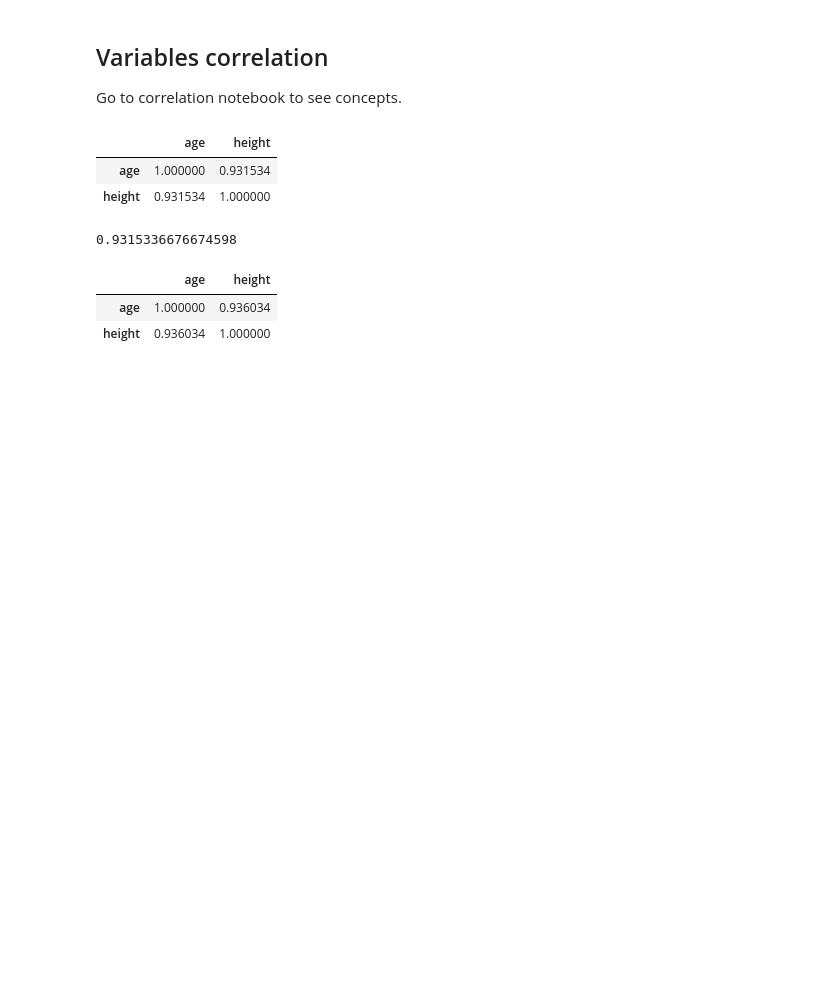
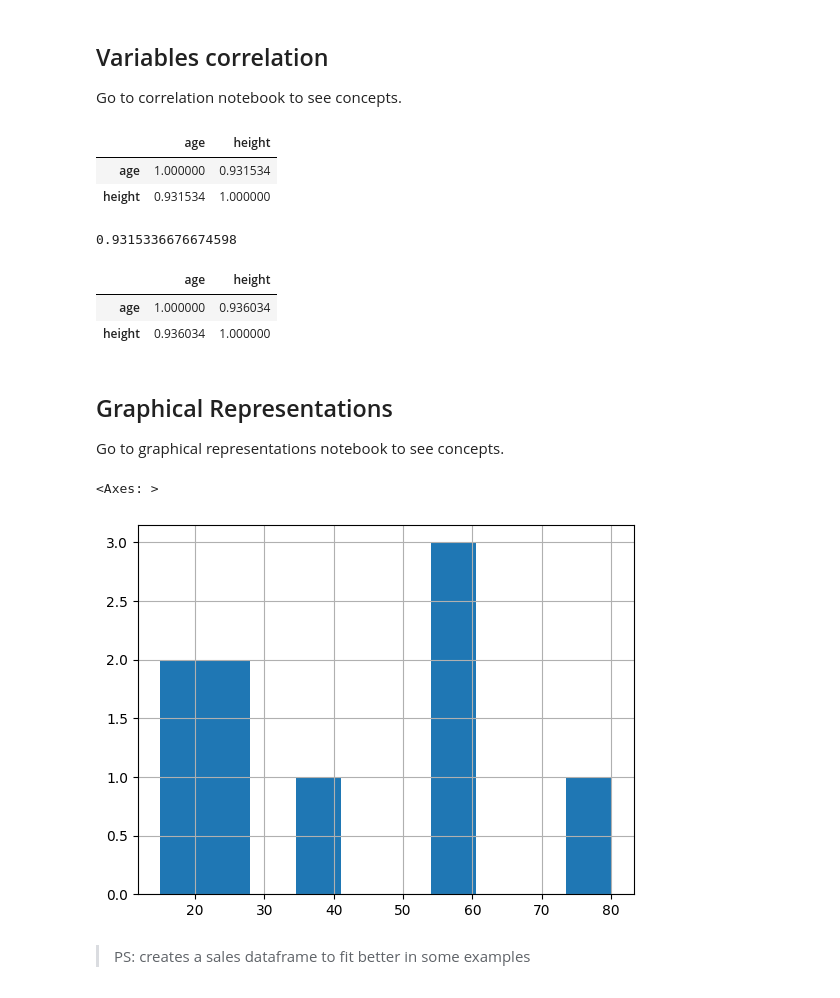
Before and after one commit to charmingruby/stspy, a Jupyter notebook: src/get_started.ipynb, the cells around one changed output. Cells and saved outputs as stored; diff of their text form; code cells hidden in the pictures; blank space fills up the shorter version.

Commit message:
feat: bar charts

```diff
--- a/src/get_started.ipynb
+++ b/src/get_started.ipynb
@@ -5,12 +5,12 @@ Presents the basic statistic concepts to get started
 # %%
 import pandas as pd
 # %%
-dataset_measures_dict =  {
+measures_dataset_dict =  {
     'age': [15, 18, 25, 25, 40, 55, 58, 60, 80],
     'height': [160, 162, 165, 160, 172, 174, 174, 174, 176]
 }
 # %%
-df_measures = pd.DataFrame.from_dict(dataset_measures_dict)
+df_measures = pd.DataFrame.from_dict(measures_dataset_dict)
 
 df_measures
 # %% [output]
@@ -138,3 +138,15 @@ df_measures.corr(method='spearman')
 |  | age | height |
 | age | 1.000000 | 0.936034 |
 | height | 0.936034 | 1.000000 |
+# %% [markdown]
+## Graphical Representations
+
+Go to graphical representations notebook to see concepts.
+# %%
+# histogram (age)
+df_measures.age.hist()
+# %% [output]
+<Axes: >
+[figure, added]
+# %% [markdown]
+> PS: creates a sales dataframe to fit better in some examples
```
Also changed, not shown: parts of 7 cells of this notebook, 3 other files.
